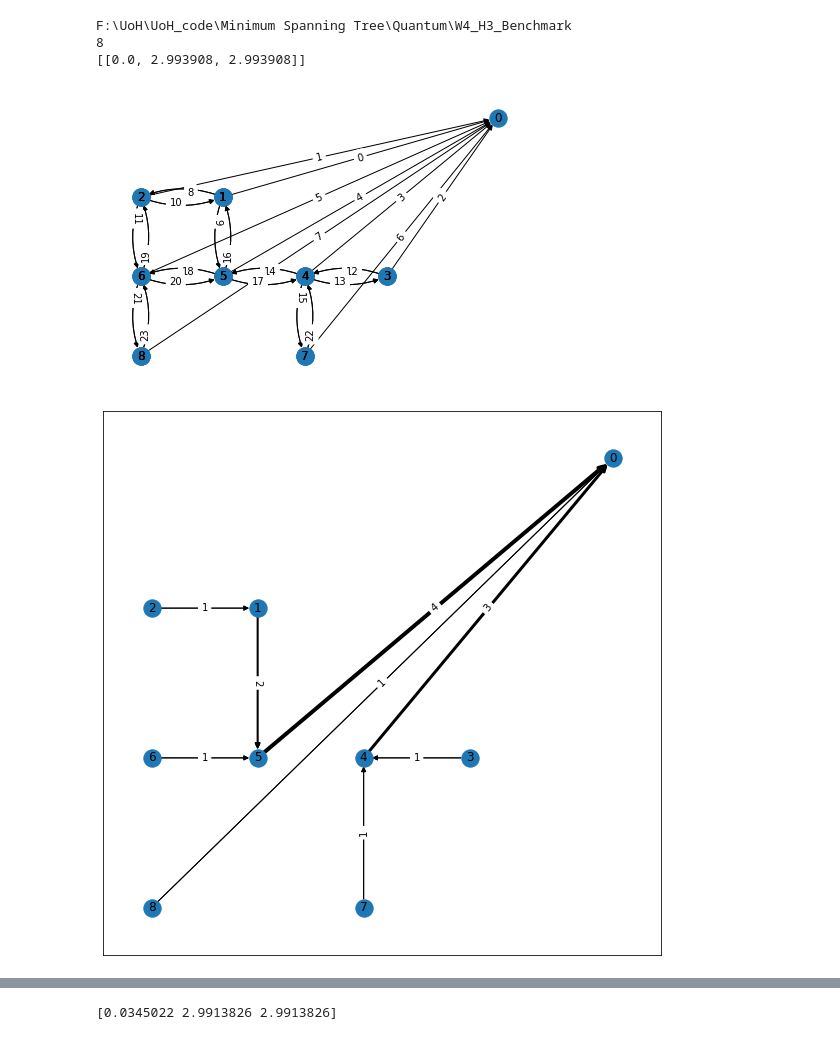
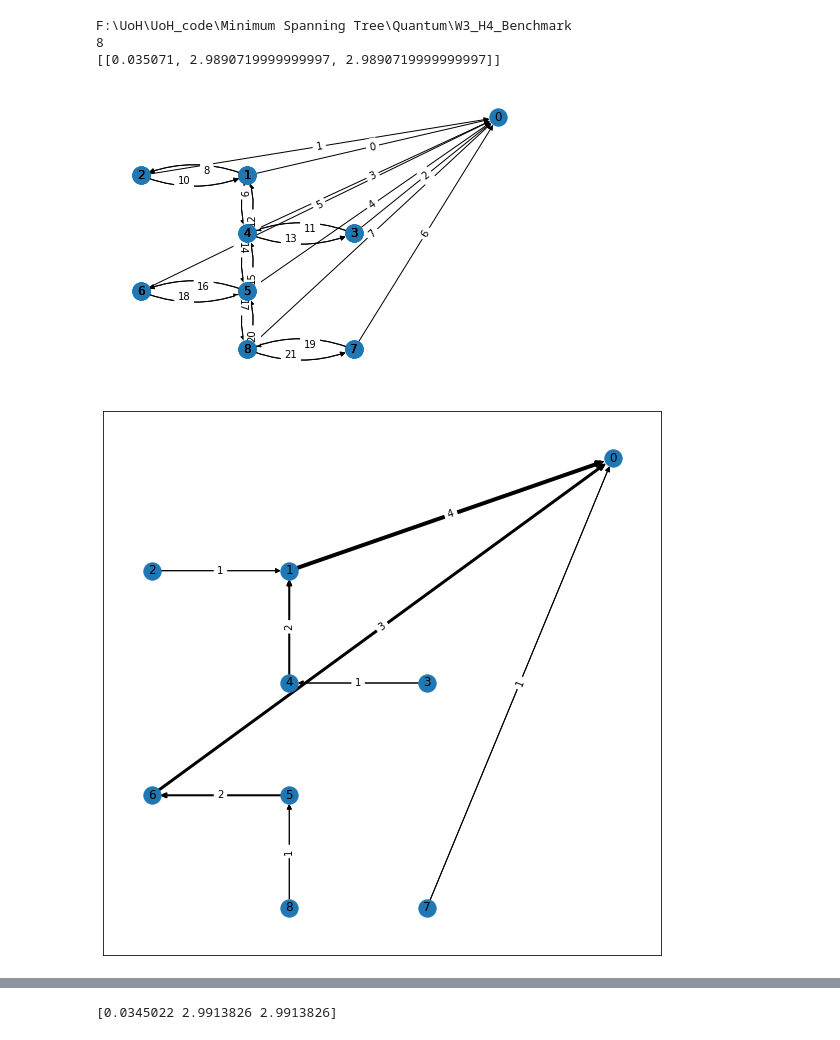
Before and after one commit to djzts/UoH_code, a Jupyter notebook: Minimum Spanning Tree/Quantum/Auto_test_quantum.ipynb, the cells around one changed output, grey strips where cells are left out. Drawn from its saved outputs; the diff is of its cells as text; code cells hidden in the pictures.

Commit message:
test bench update

```diff
--- a/Minimum Spanning Tree/Quantum/Auto_test_quantum.ipynb
+++ b/Minimum Spanning Tree/Quantum/Auto_test_quantum.ipynb
@@ -52,7 +52,7 @@ def test(network,pos):
 
     QUBO_Obj = Objective(Q, edge_number, edge_dictionary, QUBO_matrix_initial, basic_cost,flow_cost)
 
-    penal = 5e1
+    penal = 50
 
 
     QUBO_Constraint_1 = Constraint_1(network, Q, edge_number, edge_dictionary, compelete_label, QUBO_matrix_initial, penalty = penal*12)
@@ -161,8 +161,8 @@ import time
 
 bench_num = 10
 
-Width = 4
-Height = 3
+Width = 3
+Height = 4
 
 
 current_directory = os.getcwd()
@@ -175,37 +175,37 @@ time_list = []
 
 print(final_directory)
 
 if not os.path.exists(final_directory):
     os.makedirs(final_directory)
 
 
 #for i in tqdm(range(bench_num)):
 #for i in tqdm(range(1)):
 i = 0
 
 network = np.load("W%d_H%d_Benchmark/W%d_H%d_Benchmark%d.npy"%(Width, Height, Width, Height, i))
 
 with open("W%d_H%d_Benchmark/W%d_H%d_Benchmark%d.json"%(Width, Height, Width, Height, i), 'r') as f:
     data = json.load(f)
     pos_convert = json.loads(data)
 
 pos = {}
 
 for key in pos_convert.keys():
     pos[int(key)] = tuple(pos_convert[key])
 
 
 time_test = test(network,pos)
 
 time_list.append(time_test)
 
 print(time_list)
 # %% [output]
-F:\UoH\UoH_code\Minimum Spanning Tree\Quantum\W4_H3_Benchmark
+F:\UoH\UoH_code\Minimum Spanning Tree\Quantum\W3_H4_Benchmark
 8
-[[0.0, 2.993908, 2.993908]]
+[[0.035071, 2.9890719999999997, 2.9890719999999997]]
-[figure, old version]
+[figure, new version]
-[figure, old version]
+[figure, new version]
 # %%
 
 time_list = []
```
Also changed, not shown: parts of 3 cells of this notebook, 2 other files.
